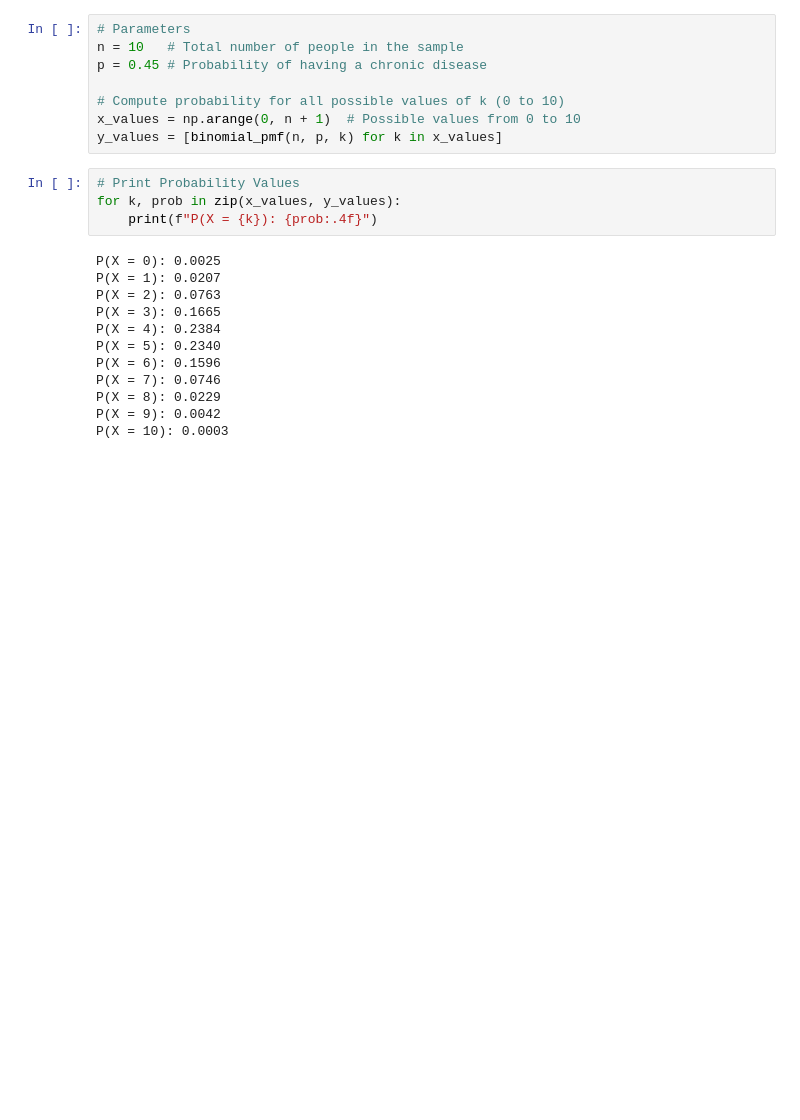
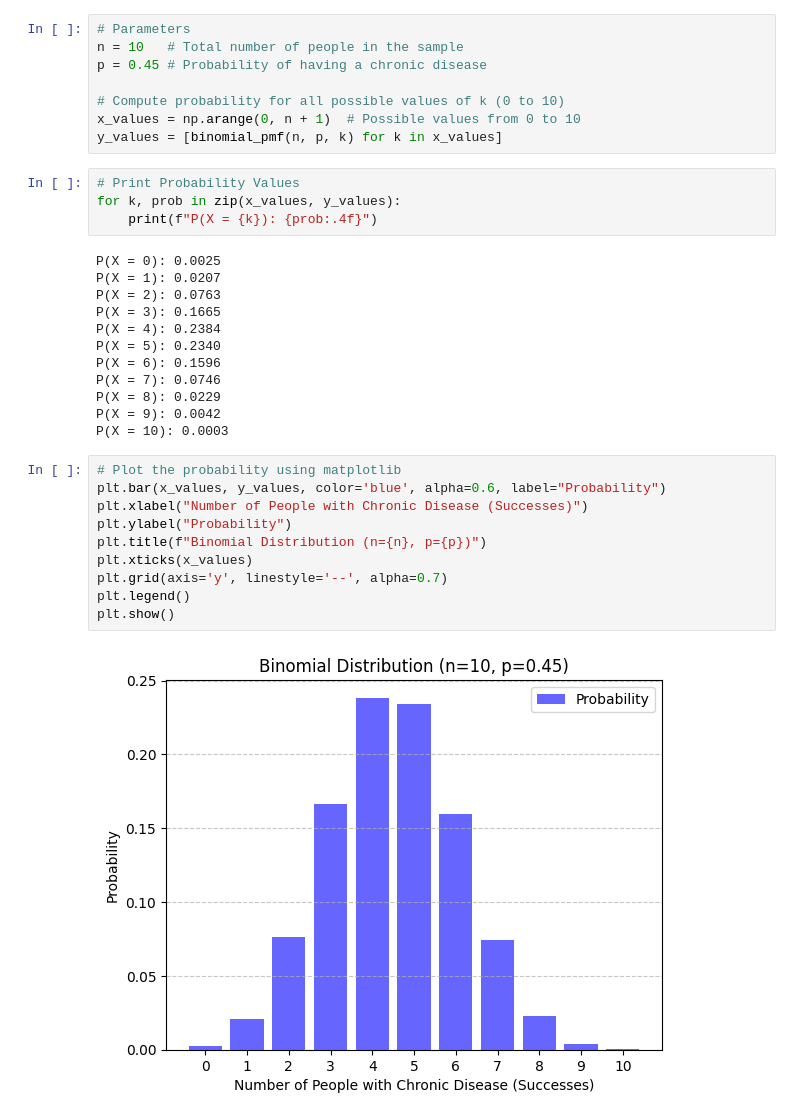
Before and after one commit to gyhaan/probability-distribution__Group5, a Jupyter notebook: Probability_distribution.ipynb, the cells around one changed output. Saved outputs shown, nothing was run; the diff lists cells and outputs as text; blank space fills up the shorter version.

Commit message:
Added Binomial distribution plot for 0 to 10 people with chronic disease, including labels and legend.

```diff
--- a/Probability_distribution.ipynb
+++ b/Probability_distribution.ipynb
@@ -50,3 +50,15 @@ P(X = 7): 0.0746
 P(X = 8): 0.0229
 P(X = 9): 0.0042
 P(X = 10): 0.0003
+# %%
+# Plot the probability using matplotlib
+plt.bar(x_values, y_values, color='blue', alpha=0.6, label="Probability")
+plt.xlabel("Number of People with Chronic Disease (Successes)")
+plt.ylabel("Probability")
+plt.title(f"Binomial Distribution (n={n}, p={p})")
+plt.xticks(x_values)
+plt.grid(axis='y', linestyle='--', alpha=0.7)
+plt.legend()
+plt.show()
+# %% [output]
+[figure, added]
```
